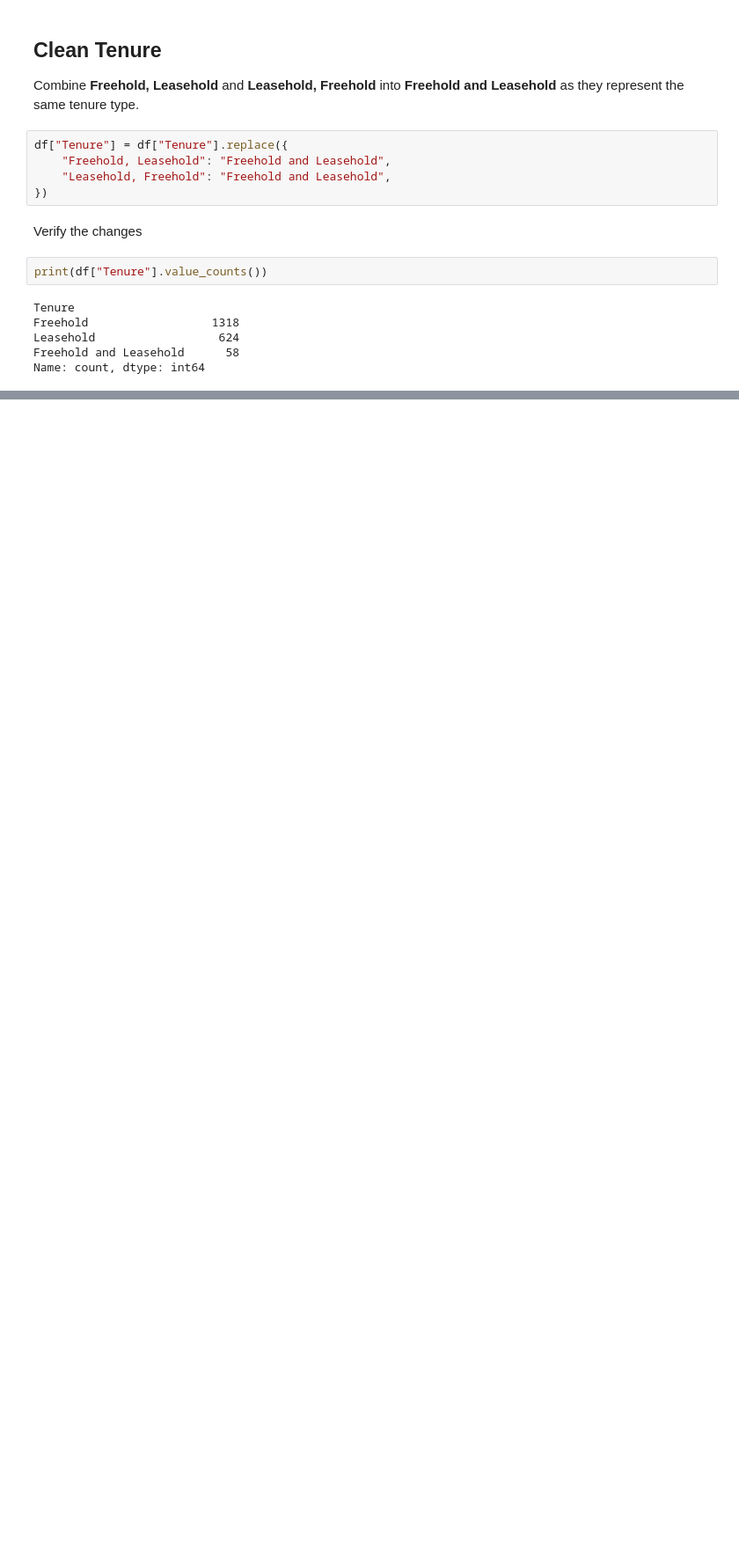
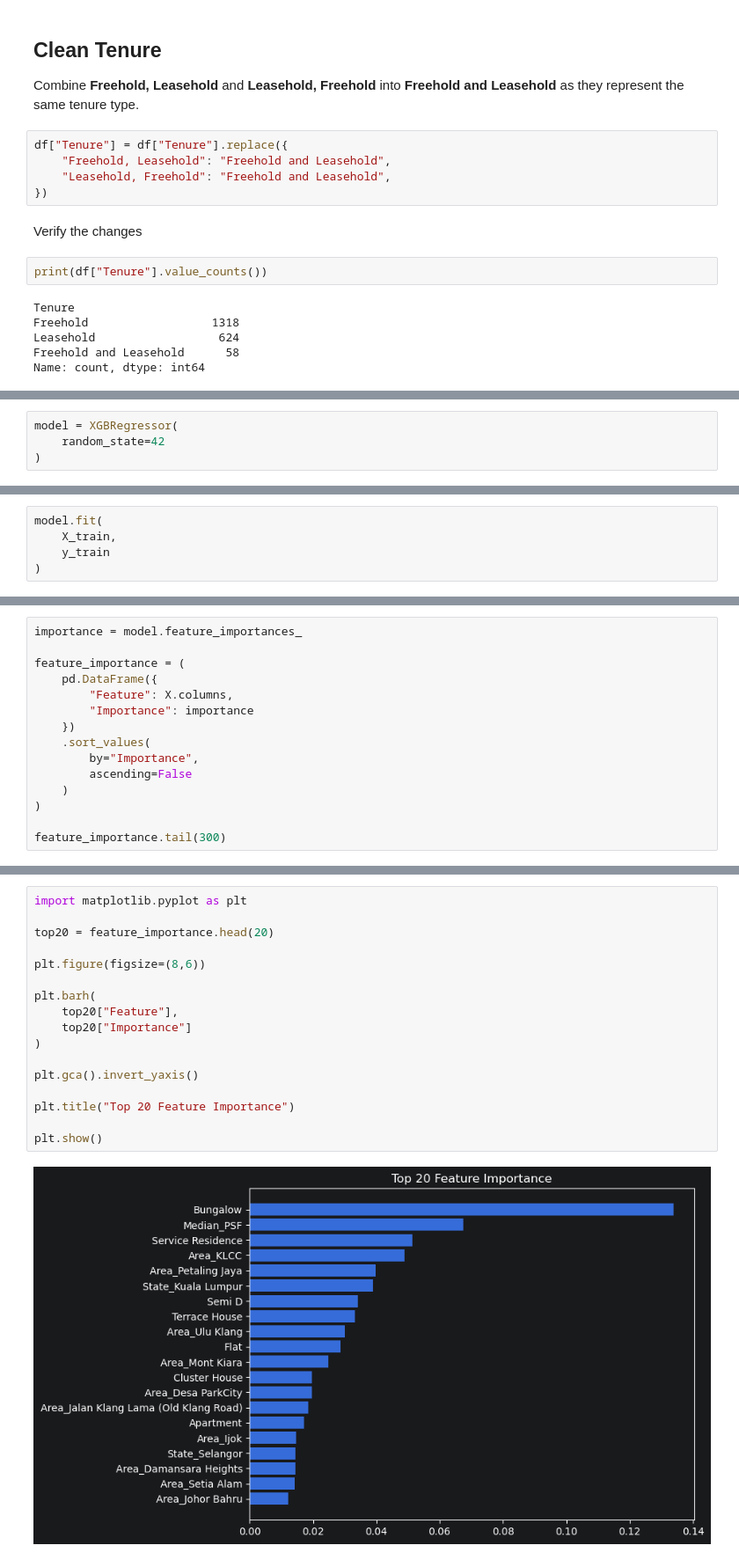
Before and after one commit to ngkaizhe123/BMDS2003-DATA-SCIENCE-Housing-Prices-in-Malaysia-, a Jupyter notebook: notebooks/02_Preprocessing.ipynb, the cells around one changed output, grey strips where cells are left out. Shown at 88% size. Drawn from its saved outputs; the diff is of its cells as text; blank space fills up the shorter version.

```diff
--- a/notebooks/02_Preprocessing.ipynb
+++ b/notebooks/02_Preprocessing.ipynb
@@ -126,0 +384,4 @@ Name: count, dtype: int64
+# %%
+model = XGBRegressor(
+    random_state=42
+)
@@ -126,0 +390,5 @@ Name: count, dtype: int64
+# %%
+model.fit(
+    X_train,
+    y_train
+)
@@ -126,0 +431,15 @@ Name: count, dtype: int64
+# %%
+importance = model.feature_importances_
+
+feature_importance = (
+    pd.DataFrame({
+        "Feature": X.columns,
+        "Importance": importance
+    })
+    .sort_values(
+        by="Importance",
+        ascending=False
+    )
+)
+
+feature_importance.tail(300)
@@ -126,0 +462,19 @@ Name: count, dtype: int64
+# %%
+import matplotlib.pyplot as plt
+
+top20 = feature_importance.head(20)
+
+plt.figure(figsize=(8,6))
+
+plt.barh(
+    top20["Feature"],
+    top20["Importance"]
+)
+
+plt.gca().invert_yaxis()
+
+plt.title("Top 20 Feature Importance")
+
+plt.show()
+# %% [output]
+[figure, added]
```
Also changed, not shown: parts of 48 cells of this notebook, 2 other files.
